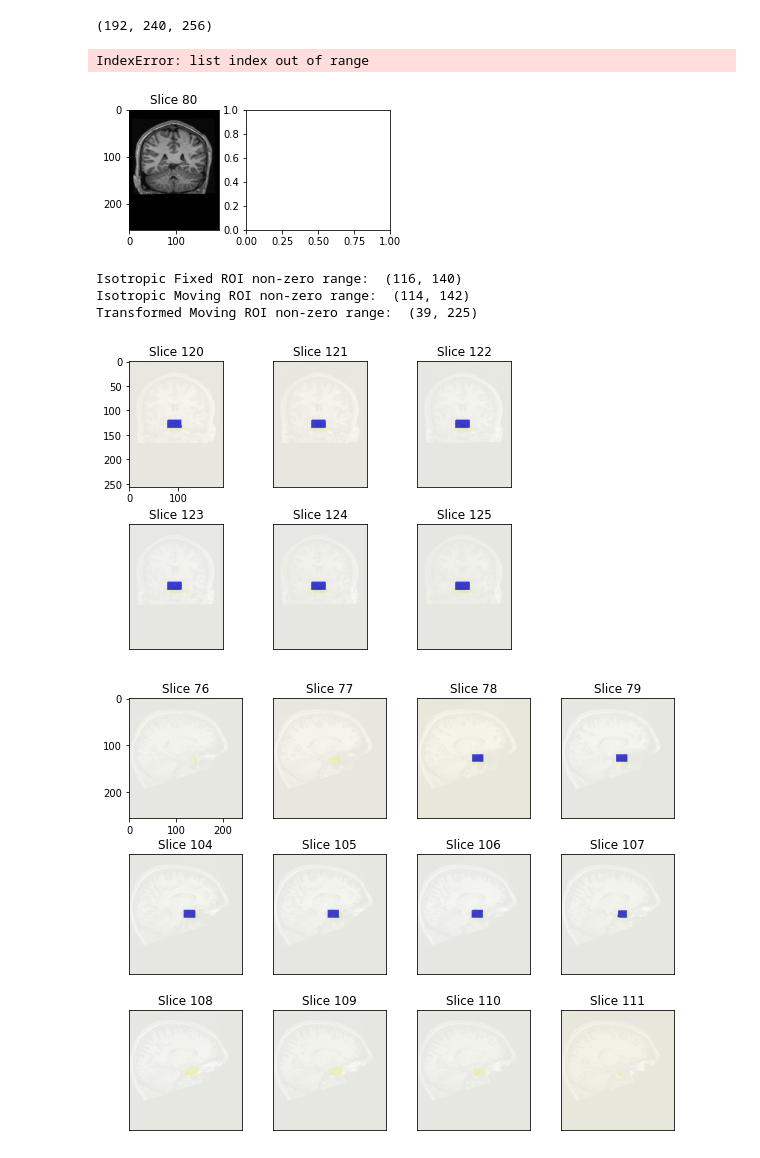
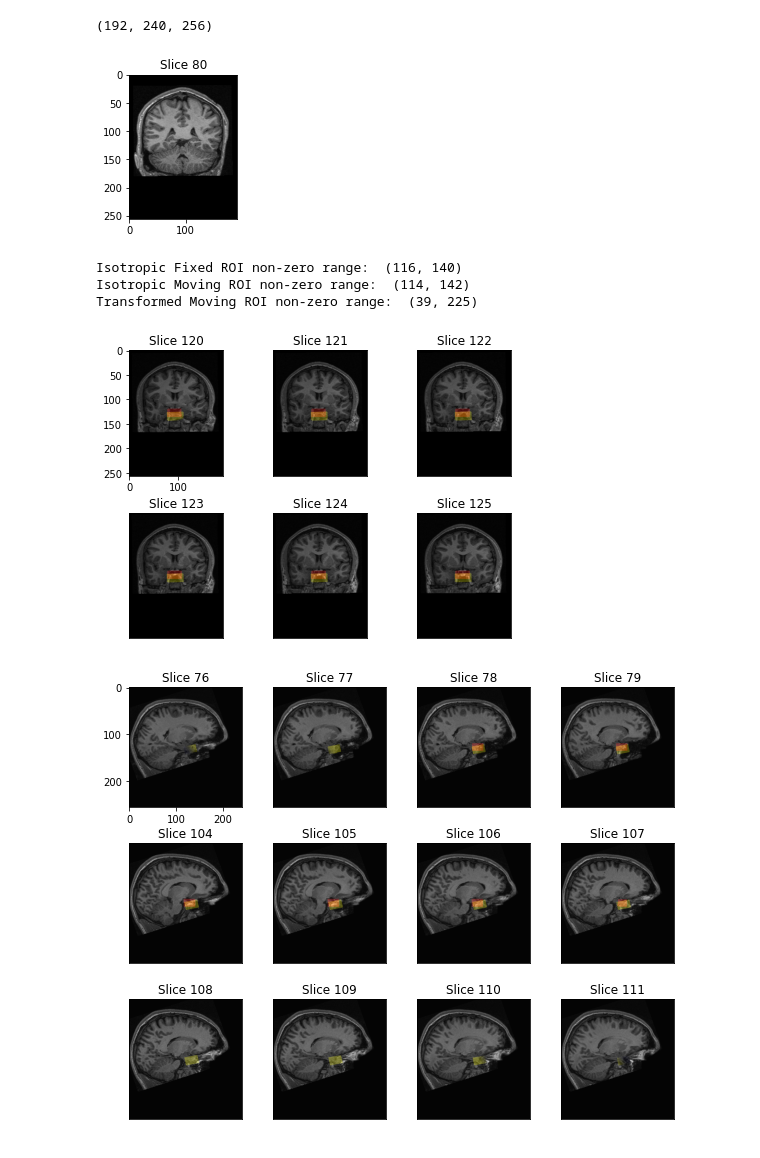
Before and after one commit to RGologorsky/DeepPit, a Jupyter notebook: 0 - Affine Alignment.ipynb, the cells around one changed output. Drawn from its saved outputs; the diff is of its cells as text; code cells hidden in the pictures.

```diff
--- a/0 - Affine Alignment.ipynb
+++ b/0 - Affine Alignment.ipynb
@@ -295,12 +338,11 @@ sitk2np(iso_fixed_obj).shape
 # %%
 #cmap1 = [white, yellow]; cmap2 = [white, blue]
 viz_axis(sitk2np(iso_fixed_obj), \
         slices=[80], fixed_axis=1, \
         axis_fn = np.rot90, \
-        grid = [3, 4], hspace=0.3, fig_mult=2, cmap0="gray")
+        grid = [1, 1], hspace=0.3, fig_mult=2, cmap0="gray")
 # %% [output]
-IndexError: list index out of range
-[figure, old version]
+[figure, new version]
 # %%
 print(f"Isotropic Fixed ROI non-zero range: ", get_roi_range(iso_fixed_mask_arr, axis=1))
 print(f"Isotropic Moving ROI non-zero range: ", get_roi_range(iso_moving_mask_arr, axis=1))
@@ -310,12 +352,11 @@ Isotropic Fixed ROI non-zero range:  (116, 140)
 Isotropic Moving ROI non-zero range:  (114, 142)
 Transformed Moving ROI non-zero range:  (39, 225)
 # %%
-#cmap1 = [white, yellow]; cmap2 = [white, blue]
 viz_axis(sitk2np(iso_fixed_obj), \
-        bin_mask_arr=transformed_moving_mask_arr, \
-        bin_mask_arr2=iso_fixed_mask_arr, \
+        bin_mask_arr=transformed_moving_mask_arr, color1 = "yellow", \
+        bin_mask_arr2=iso_fixed_mask_arr, color2 = "red", \
         slices=lrange(120, 126), fixed_axis=1, \
         axis_fn = np.rot90, \
         grid = [2, 3], hspace=0.3, fig_mult=2, cmap0="gray")
 # %% [output]
-[figure, old version]
+[figure, new version]
@@ -322,10 +365,10 @@ viz_axis(sitk2np(iso_fixed_obj), \
 # %%
 #cmap1 = [white, yellow]; cmap2 = [white, blue]
 viz_axis(sitk2np(iso_fixed_obj), \
-        bin_mask_arr=transformed_moving_mask_arr, \
-        bin_mask_arr2=iso_fixed_mask_arr, \
+        bin_mask_arr=transformed_moving_mask_arr, color1 = "yellow", \
+        bin_mask_arr2=iso_fixed_mask_arr, color2 = "red", \
         slices=lrange(76, 80) + lrange(104,112), fixed_axis=0, \
         axis_fn = np.rot90, \
         grid = [3, 4], hspace=0.3, fig_mult=2, cmap0="gray")
 # %% [output]
-[figure, old version]
+[figure, new version]
```
Also changed, not shown: parts of 12 cells of this notebook, 2 other files.
